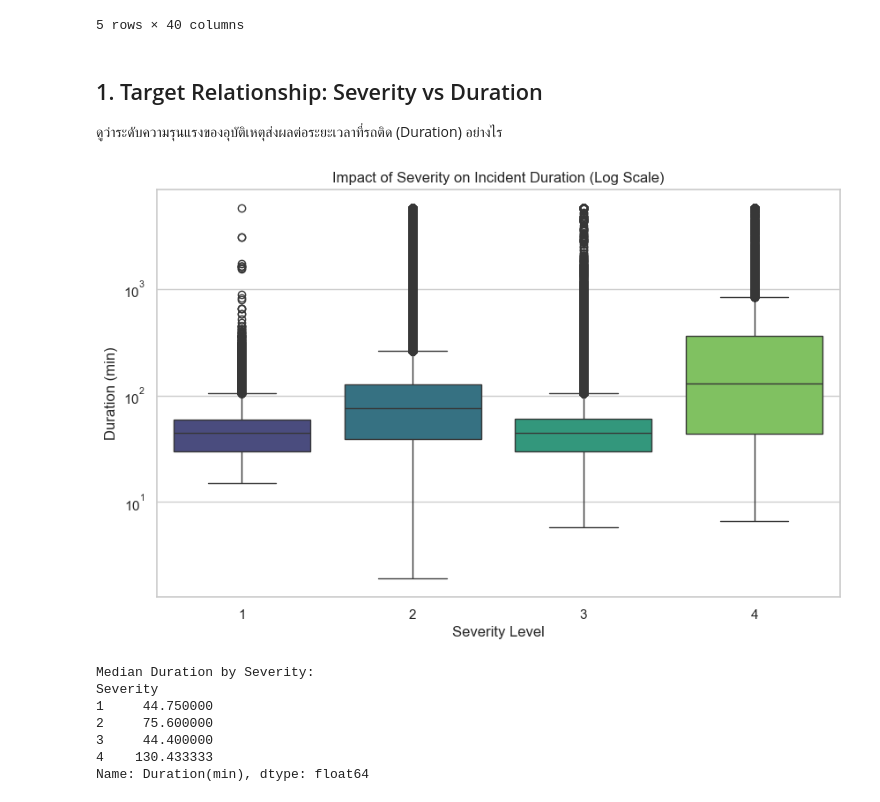
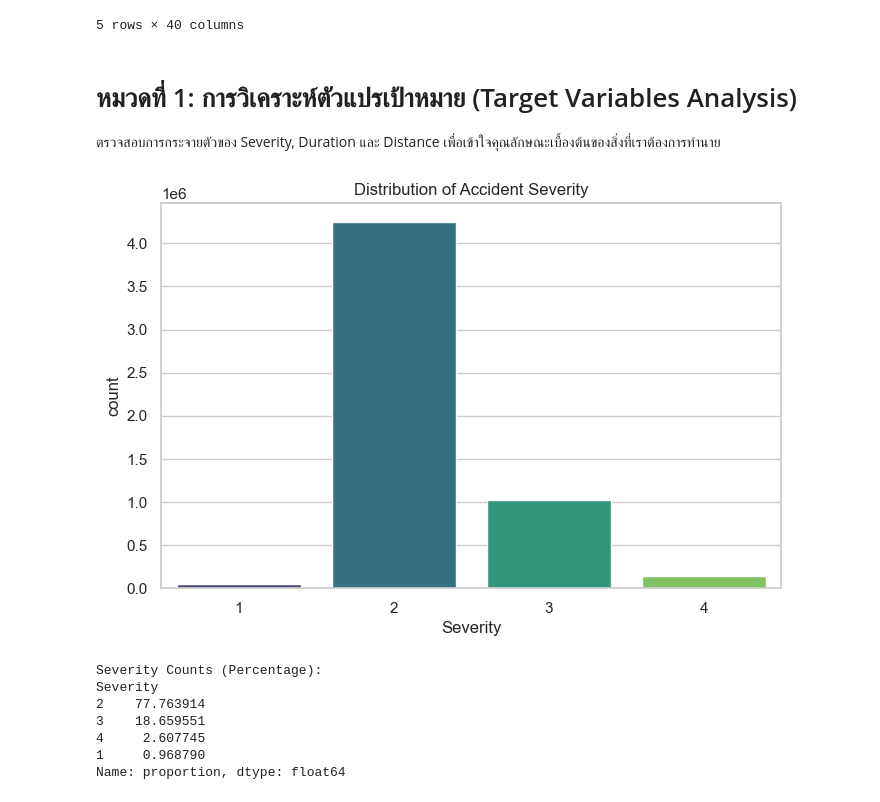
Before and after one commit to ThnaChamp/us-traffic-incident-analysis, a Jupyter notebook: notebooks/02_eda_visualization.ipynb, the cells around one changed output. Cells and saved outputs as stored; diff of their text form; code cells hidden in the pictures.

```diff
--- a/notebooks/02_eda_visualization.ipynb
+++ b/notebooks/02_eda_visualization.ipynb
@@ -26,26 +26,23 @@ Data loaded: 5,469,092 rows, 40 columns
 | 3 | 3 | 2019-07-11 10:42:48 | 42.384880 | -83.149467 | 0.600 | Entry ramp to I-96 Westbound from... | Edward J Jeffries Fwy | Detroit | Wayne | ... |
 | 4 | 2 | 2020-11-06 01:29:00 | 33.776575 | -117.837134 | 0.474 | 1023: NB 55 JNO 22. SV REAR ENDED... | Garden Grove Fwy | Orange | Orange | ... |
 5 rows × 40 columns
-# %% [markdown]
-## 1. Target Relationship: Severity vs Duration
-ดูว่าระดับความรุนแรงของอุบัติเหตุส่งผลต่อระยะเวลาที่รถติด (Duration) อย่างไร
-# %%
-plt.figure(figsize=(10, 6))
-sns.boxplot(data=df, x='Severity', y='Duration(min)', palette='viridis')
-plt.yscale('log') # ใช้ log scale เพื่อให้เห็นความต่างชัดเจนขึ้นเนื่องจากมี outlier
-plt.title('Impact of Severity on Incident Duration (Log Scale)')
-plt.xlabel('Severity Level')
-plt.ylabel('Duration (min)')
-plt.show()
-
-print("Median Duration by Severity:")
-print(df.groupby('Severity')['Duration(min)'].median())
-# %% [output]
-[figure, removed]
-Median Duration by Severity:
-Severity
-1     44.750000
-2     75.600000
-3     44.400000
-4    130.433333
-Name: Duration(min), dtype: float64
+# %% [markdown]
+# หมวดที่ 1: การวิเคราะห์ตัวแปรเป้าหมาย (Target Variables Analysis)
+ตรวจสอบการกระจายตัวของ Severity, Duration และ Distance เพื่อเข้าใจคุณลักษณะเบื้องต้นของสิ่งที่เราต้องการทำนาย
+# %%
+plt.figure(figsize=(8, 5))
+sns.countplot(data=df, x='Severity', palette='viridis')
+plt.title('Distribution of Accident Severity')
+plt.show()
+
+print("Severity Counts (Percentage):")
+print(df['Severity'].value_counts(normalize=True) * 100)
+# %% [output]
+[figure, added]
+Severity Counts (Percentage):
+Severity
+2    77.763914
+3    18.659551
+4     2.607745
+1     0.968790
+Name: proportion, dtype: float64
```
Also changed, not shown: parts of 30 cells of this notebook.
